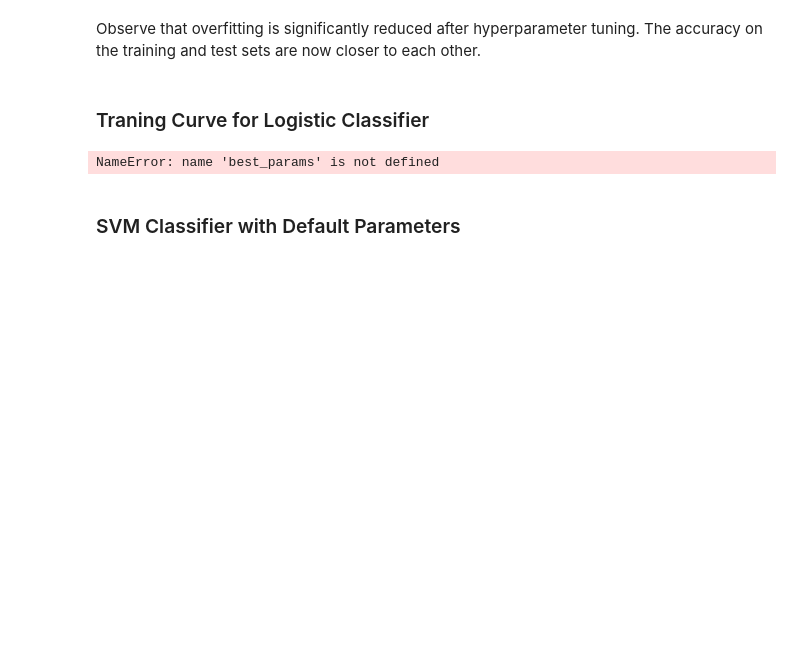
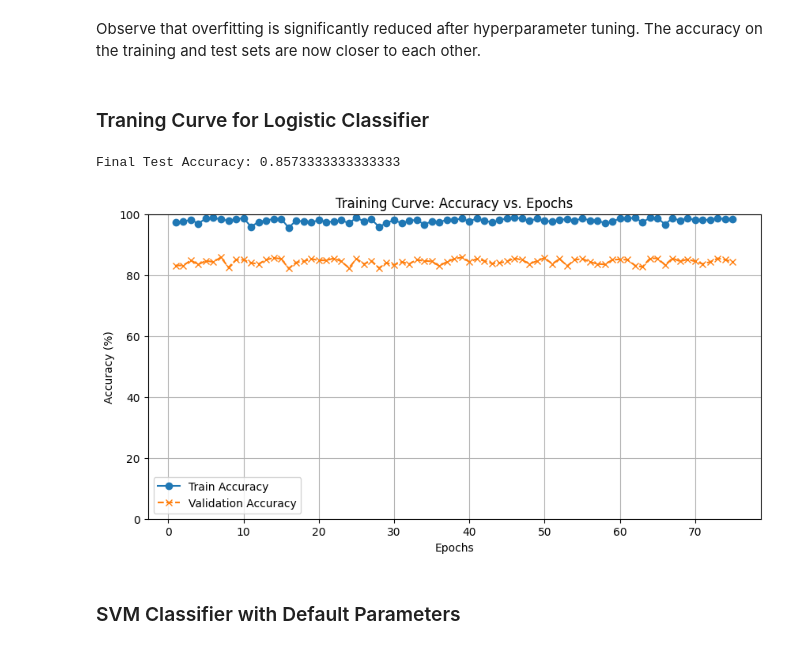
Before and after one commit to selinceydeli/Digit_Classification_Machine_Learning_Project, a Jupyter notebook: Digit_Classification_Code.ipynb, the cells around one changed output. Drawn from its saved outputs; the diff is of its cells as text; code cells hidden in the pictures; blank space fills up the shorter version.

```diff
--- a/Digit_Classification_Code.ipynb
+++ b/Digit_Classification_Code.ipynb
@@ -285,13 +302,8 @@ from sklearn.linear_model import SGDClassifier
 from sklearn.model_selection import train_test_split
 from sklearn.metrics import accuracy_score
 
-pixel_size = labeled_images.shape[1]
-data_size = labeled_images.shape[0]
-
-X = labeled_images.reshape(data_size, pixel_size * pixel_size)
-y = labeled_digits
-X_train, X_test, y_train, y_test = train_test_split(X, y, test_size=0.2, random_state=0)
-X_train, X_val, y_train, y_val = train_test_split(X_train, y_train, test_size=0.2, random_state=0) # Split further into validation dataset
+X_train_SGD, X_test, y_train_SGD, y_test = train_test_split(X, y, test_size=0.2, random_state=0)
+X_train_SGD, X_val_SGD, y_train_SGD, y_val_SGD = train_test_split(X_train_SGD, y_train_SGD, test_size=0.2, random_state=0) # Split further into validation dataset
 
 max_iters = 75
 clf = SGDClassifier(loss='log_loss', max_iter=max_iters, **best_params, tol=None, random_state=0, warm_start=True)
@@ -304,43 +316,44 @@ val_acc_best = 0
 patience_cnt = 0
 
 for epoch in range(max_iters):
-    clf.fit(X_train, y_train)  # Incremental training for writing the training curve implementation
+    clf.fit(X_train_SGD, y_train_SGD)  # Incremental training for writing the training curve implementation
 
-    y_train_pred = clf.predict(X_train)
-    y_val_pred = clf.predict(X_val)
+    y_train_pred = clf.predict(X_train_SGD)
+    y_val_pred = clf.predict(X_val_SGD)
 
-    train_acc = accuracy_score(y_train, y_train_pred) * 100
-    val_acc = accuracy_score(y_val, y_val_pred) * 100
+    train_acc = accuracy_score(y_train_SGD, y_train_pred) * 100
+    val_acc = accuracy_score(y_val_SGD, y_val_pred) * 100
 
     train_accs.append(train_acc)
     val_accs.append(val_acc)
 
     # Early stopping implementation
     if val_acc > val_acc_best:
         val_acc_best = val_acc
         patience_cnt = 0
     else:
         patience_cnt +=1
         if patience_cnt == patience:
             break
 
 y_test_pred = clf.predict(X_test)
 test_acc = accuracy_score(y_test, y_test_pred)
 print(f'Final Test Accuracy: {test_acc}')
 
 # Training curve
 plt.figure(figsize=(10, 5))
 plt.plot(range(1, len(train_accs) + 1), train_accs, label='Train Accuracy', marker='o')
 plt.plot(range(1, len(val_accs) + 1), val_accs, label='Validation Accuracy', linestyle='--', marker='x')
 plt.xlabel('Epochs')
 plt.ylabel('Accuracy (%)')
 plt.title('Training Curve: Accuracy vs. Epochs')
 plt.ylim(0, 100)
 plt.legend()
 plt.grid()
 plt.show()
 # %% [output]
-NameError: name 'best_params' is not defined
+Final Test Accuracy: 0.8573333333333333
+[figure, added]
 # %% [markdown]
 ### SVM Classifier with Default Parameters
 # %%
```
Also changed, not shown: parts of 11 cells of this notebook.
